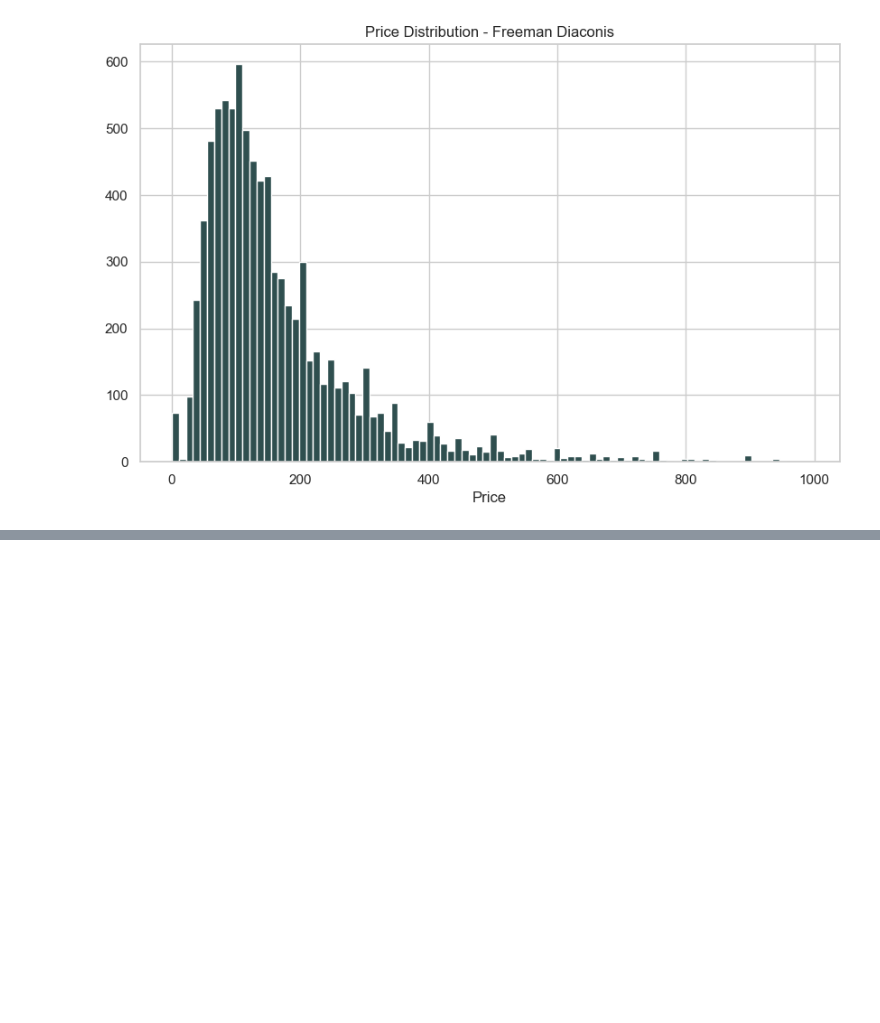
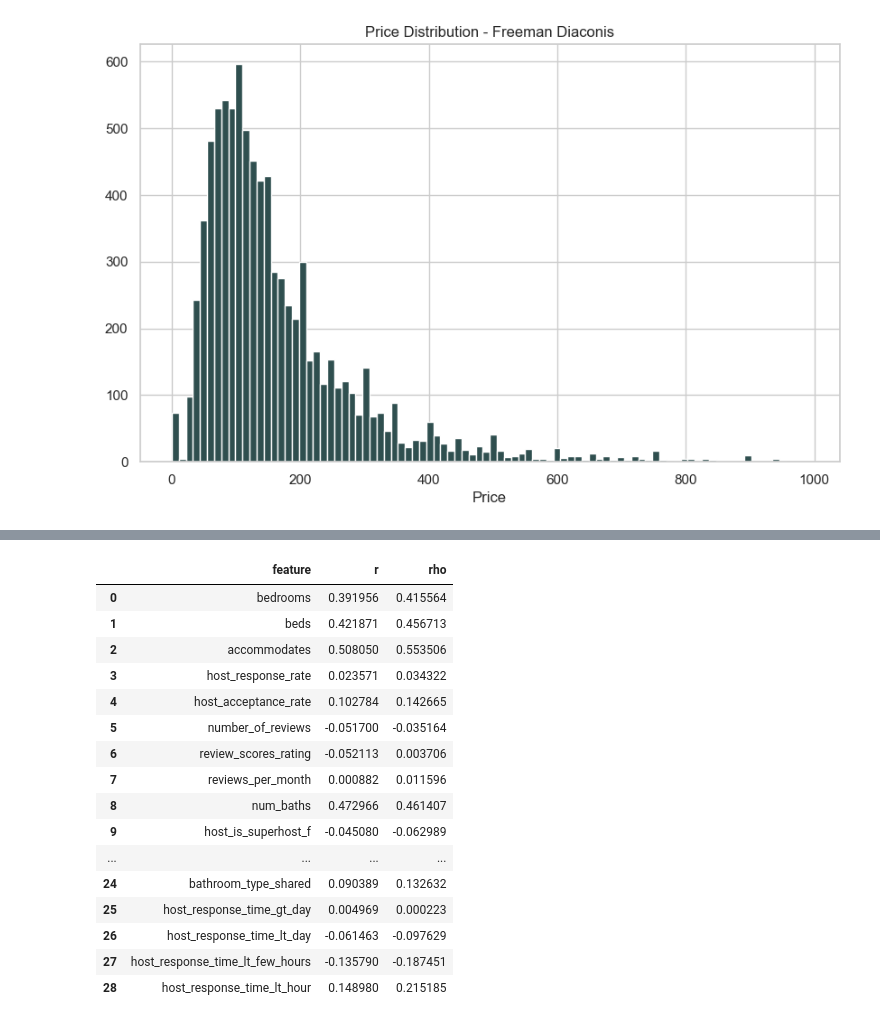
Before and after one commit to carleen/group4_ds_project, a Jupyter notebook: regression/cboyer7-regression.ipynb, the cells around one changed output, grey strips where cells are left out. Cells and saved outputs as stored; diff of their text form; code cells hidden in the pictures; blank space fills up the shorter version.

```diff
--- a/regression/cboyer7-regression.ipynb
+++ b/regression/cboyer7-regression.ipynb
@@ -128,0 +149,31 @@ df = pd.concat([df, pd.get_dummies(df['instant_bookable'], prefix='instant_booka
+# %%
+def correlations(data, y, xs):
+    rs = []
+    rhos = []
+    for x in xs:
+        r = stats.pearsonr(data[y], data[x])[0]
+        rs.append(r)
+        rho = stats.spearmanr(data[y], data[x])[0]
+        rhos.append(rho)
+    return pd.DataFrame({"feature": xs, "r": rs, "rho": rhos})
+# %%
+feature_list = df.columns[df.columns!='price']
+correlations(df, 'price', feature_list)
+# %% [output]
+|  | feature | r | rho |
+| 0 | bedrooms | 0.391956 | 0.415564 |
+| 1 | beds | 0.421871 | 0.456713 |
+| 2 | accommodates | 0.508050 | 0.553506 |
+| 3 | host_response_rate | 0.023571 | 0.034322 |
+| 4 | host_acceptance_rate | 0.102784 | 0.142665 |
+| 5 | number_of_reviews | -0.051700 | -0.035164 |
+| 6 | review_scores_rating | -0.052113 | 0.003706 |
+| 7 | reviews_per_month | 0.000882 | 0.011596 |
+| 8 | num_baths | 0.472966 | 0.461407 |
+| 9 | host_is_superhost_f | -0.045080 | -0.062989 |
+| ... | ... | ... | ... |
+| 24 | bathroom_type_shared | 0.090389 | 0.132632 |
+| 25 | host_response_time_gt_day | 0.004969 | 0.000223 |
+| 26 | host_response_time_lt_day | -0.061463 | -0.097629 |
+| 27 | host_response_time_lt_few_hours | -0.135790 | -0.187451 |
+| 28 | host_response_time_lt_hour | 0.148980 | 0.215185 |
```
Also changed, not shown: parts of 6 cells of this notebook.
